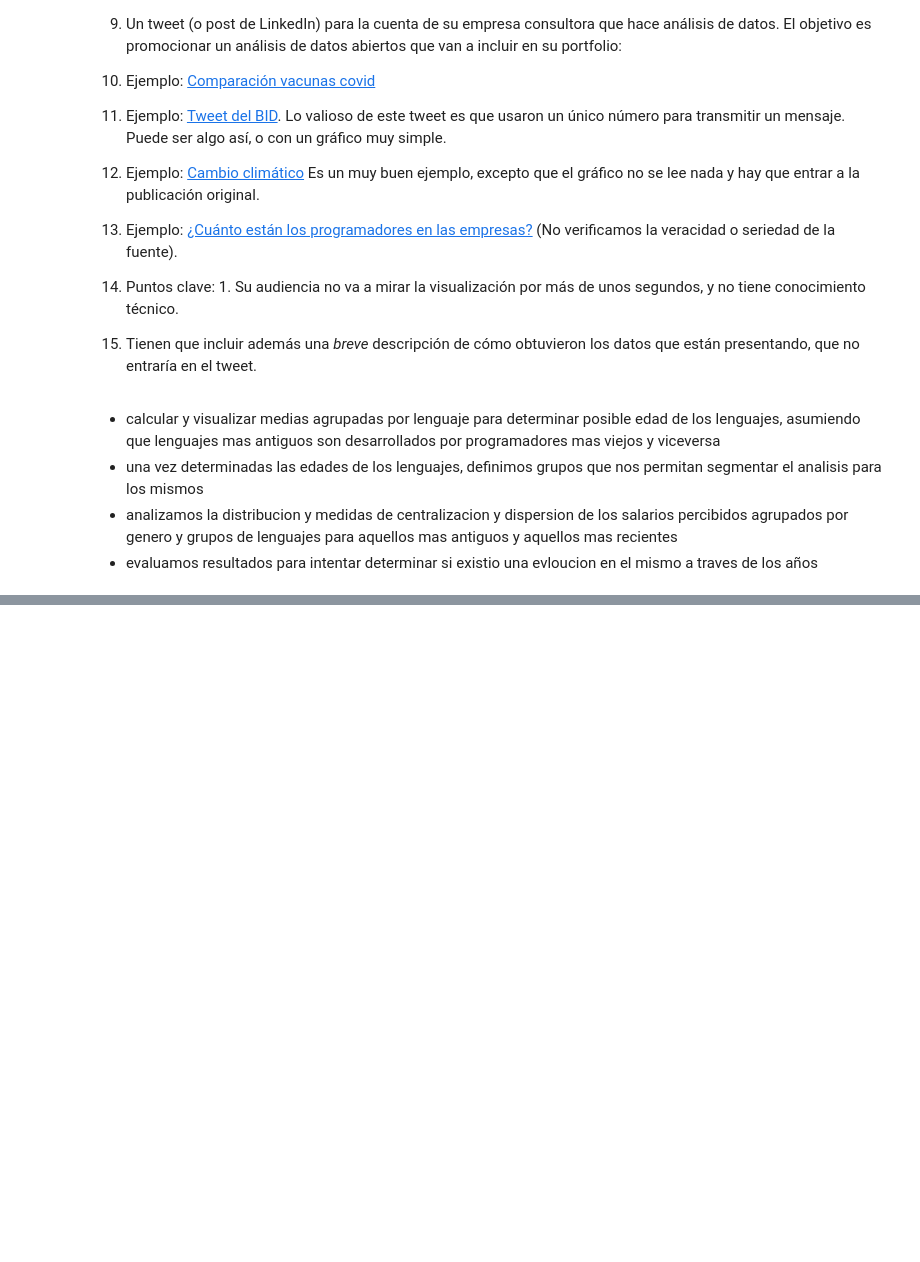
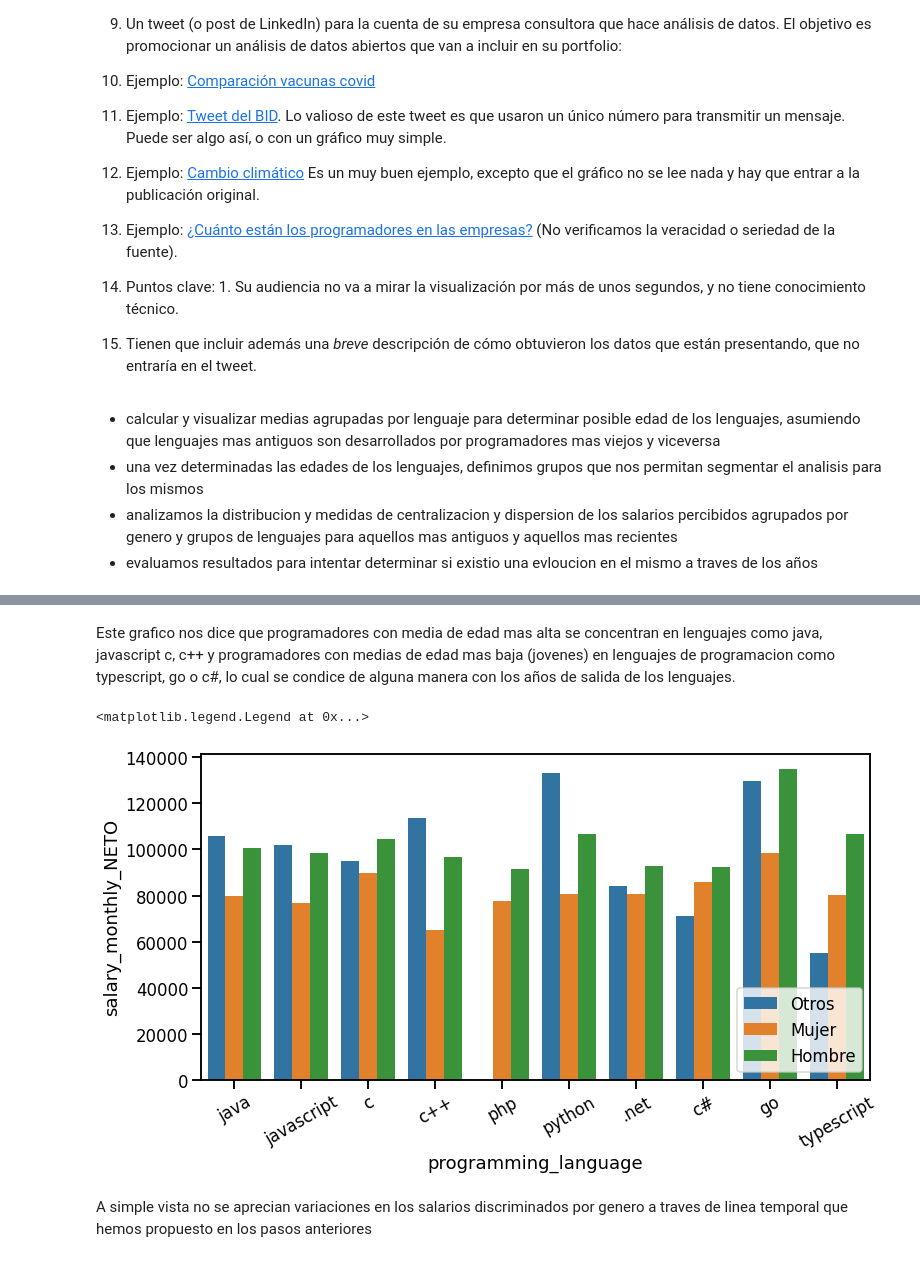
Before and after one commit to ekocian/diplodatos-g10, a Jupyter notebook: ayvd/Grupo_10_AyVD_Entregable_Parte_2.ipynb, the cells around one changed output, grey strips where cells are left out. Saved outputs shown, nothing was run; the diff lists cells and outputs as text; code cells hidden in the pictures; blank space fills up the shorter version.

```diff
--- a/ayvd/Grupo_10_AyVD_Entregable_Parte_2.ipynb
+++ b/ayvd/Grupo_10_AyVD_Entregable_Parte_2.ipynb
@@ -233,0 +314,21 @@ No más de 1 página A4 (o dos si los gráficos son muy grandes).
+# %% [markdown]
+Este grafico nos dice que programadores con media de edad mas alta se concentran en lenguajes como java, javascript c, c++ y programadores con medias de edad mas baja (jovenes) en lenguajes de programacion como typescript, go o c#, lo cual se condice de alguna manera con los años de salida de los lenguajes.
+# %%
+# Graficamos medias de salarios agrupados por genero y ordenados por los resultados anteriores
+
+sorted_language_age_media.programming_language
+language_salary_media = filtered_df_lang.groupby(['programming_language', 'profile_gender'])['salary_monthly_NETO'].mean()
+# print(language_salary_media[:50].sort_values())
+
+tmp = language_salary_media.reset_index()\
+     .rename(columns={'index': 'programming_language'}).sort_values('salary_monthly_NETO')
+
+fig_salary = plt.figure(figsize=(12,6))
+seaborn.barplot(x="programming_language", y="salary_monthly_NETO", hue="profile_gender", data=tmp, order=sorted_language_age_media.programming_language)
+plt.xticks(rotation=30)
+plt.legend(loc='lower right')
+# %% [output]
+<matplotlib.legend.Legend at 0x...>
+[figure, added]
+# %% [markdown]
+A simple vista no se aprecian variaciones en los salarios discriminados por genero a traves de linea temporal que hemos propuesto en los pasos anteriores
```
Also changed, not shown: parts of 9 cells of this notebook.
